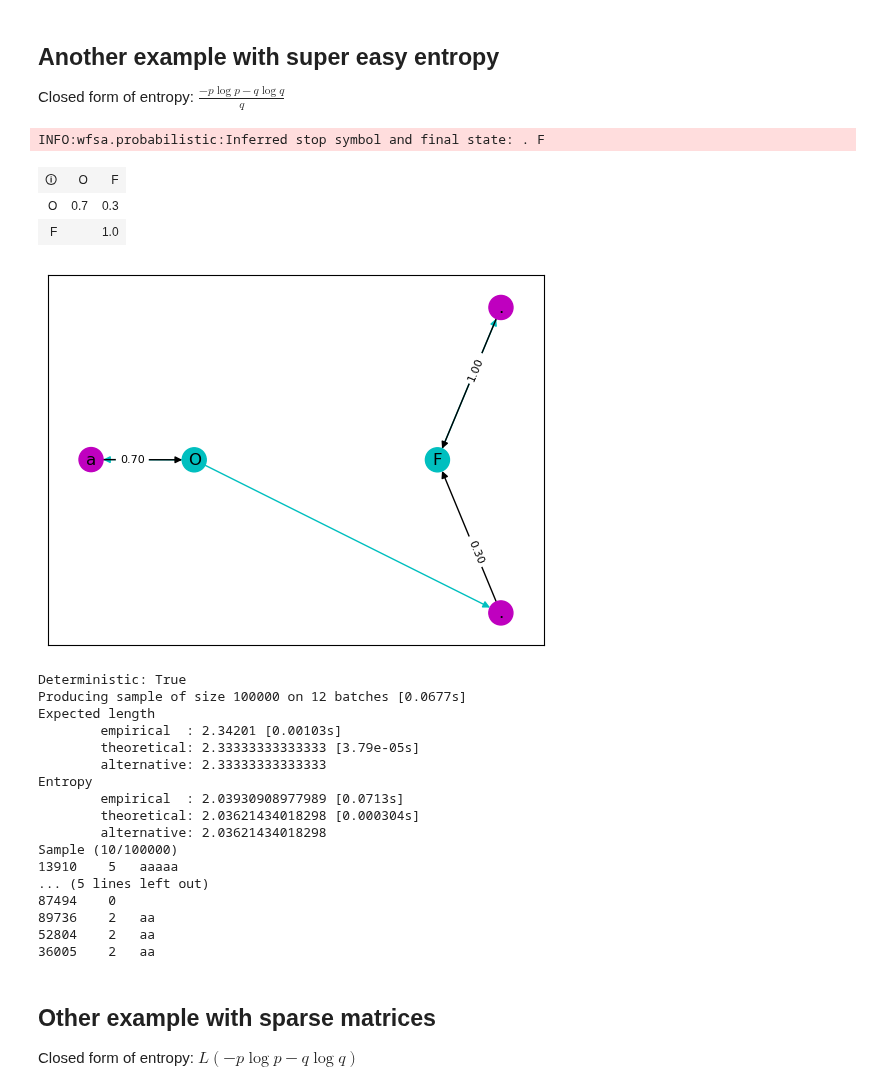
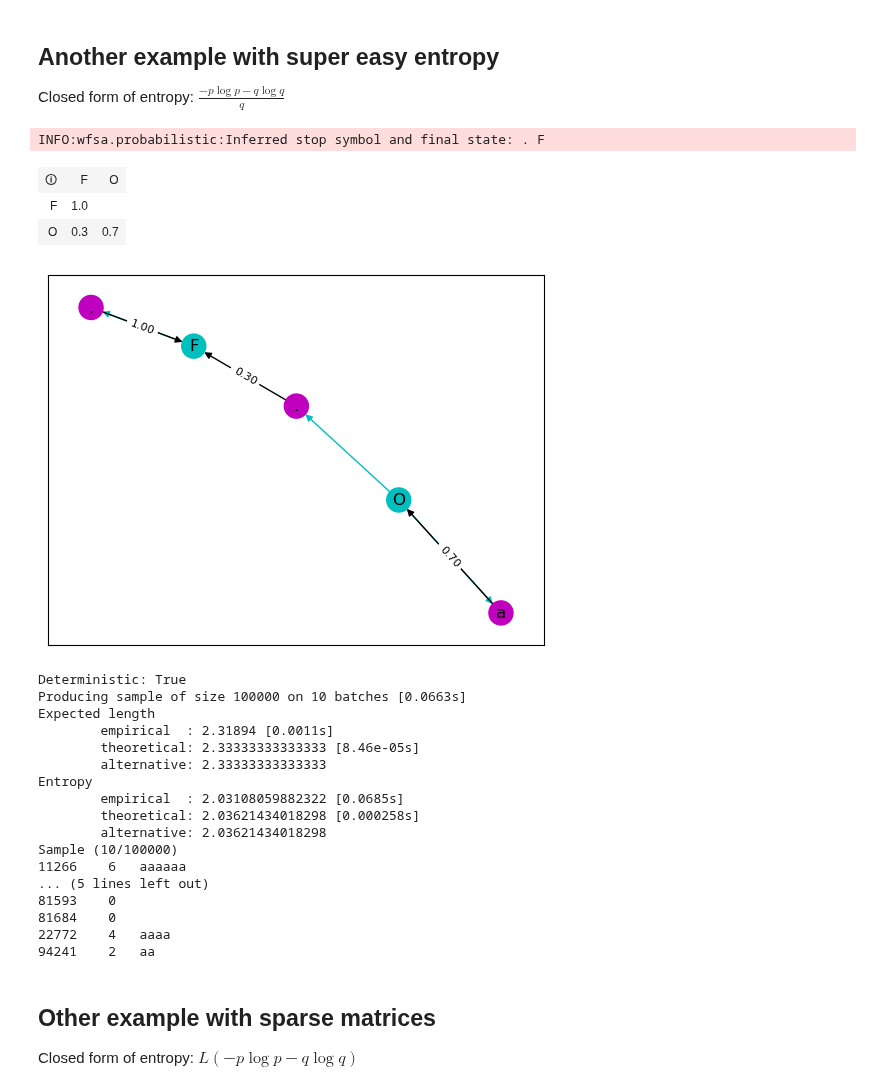
Before and after one commit to jmandreoli/WFSA, a Jupyter notebook: demo.ipynb, the cells around one changed output. Saved outputs shown, nothing was run; the diff lists cells and outputs as text; code cells hidden in the pictures.

```diff
--- a/demo.ipynb
+++ b/demo.ipynb
@@ -101,39 +101,39 @@ Sample (10/100000)
 Closed form of entropy: $\frac{-p\log p-q\log q}{q}$
 # %%
 p = .7; q = 1.-p
-X = PFSA.from_str('''
-O->O a {}
-O->F . {}
+X = PFSA.from_str(f'''
 F->F . 1.
-'''.format(p,q))
-X.draw(dict(k=.7,K=2.))
+O->O a {p}
+O->F . {q}
+''')
+X.draw(k=2,K=1)
 X
 # %% [output]
 INFO:wfsa.probabilistic:Inferred stop symbol and final state: . F
-| 🛈 | O | F |
-| O | 0.7 | 0.3 |
-| F |  | 1.0 |
+| 🛈 | F | O |
+| F | 1.0 |  |
+| O | 0.3 | 0.7 |
-[figure, old version]
+[figure, new version]
 # %%
 sample = test(X,100000,start='O',avglen=p/q,entropy=-(p*log(p)+q*log(q))/q)
 # %% [output]
 Deterministic: True
-Producing sample of size 100000 on 12 batches [0.0677s]
+Producing sample of size 100000 on 10 batches [0.0663s]
 Expected length
-        empirical  : 2.34201 [0.00103s]
-        theoretical: 2.33333333333333 [3.79e-05s]
+        empirical  : 2.31894 [0.0011s]
+        theoretical: 2.33333333333333 [8.46e-05s]
         alternative: 2.33333333333333
 Entropy
-        empirical  : 2.03930908977989 [0.0713s]
-        theoretical: 2.03621434018298 [0.000304s]
+        empirical  : 2.03108059882322 [0.0685s]
+        theoretical: 2.03621434018298 [0.000258s]
         alternative: 2.03621434018298
 Sample (10/100000)
-13910    5   aaaaa
+11266    6   aaaaaa
 ... (5 lines left out)
-87494    0
-89736    2   aa
-52804    2   aa
-36005    2   aa
+81593    0
+81684    0
+22772    4   aaaa
+94241    2   aa
 # %% [markdown]
 ## Other example with sparse matrices
 
```
Also changed, not shown: parts of 10 cells of this notebook, 1 other file.
